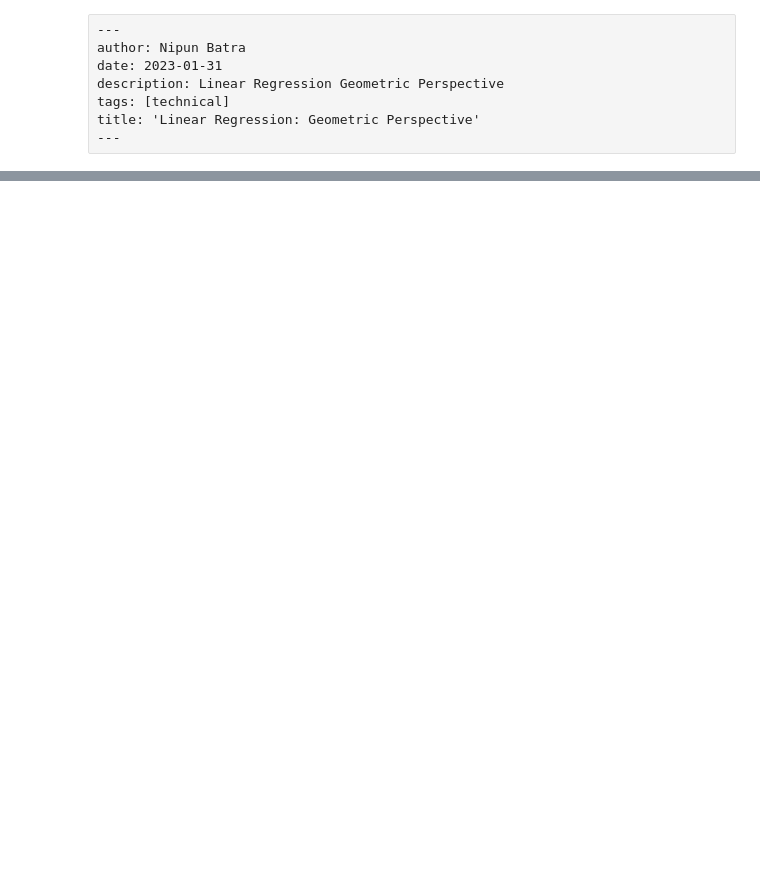
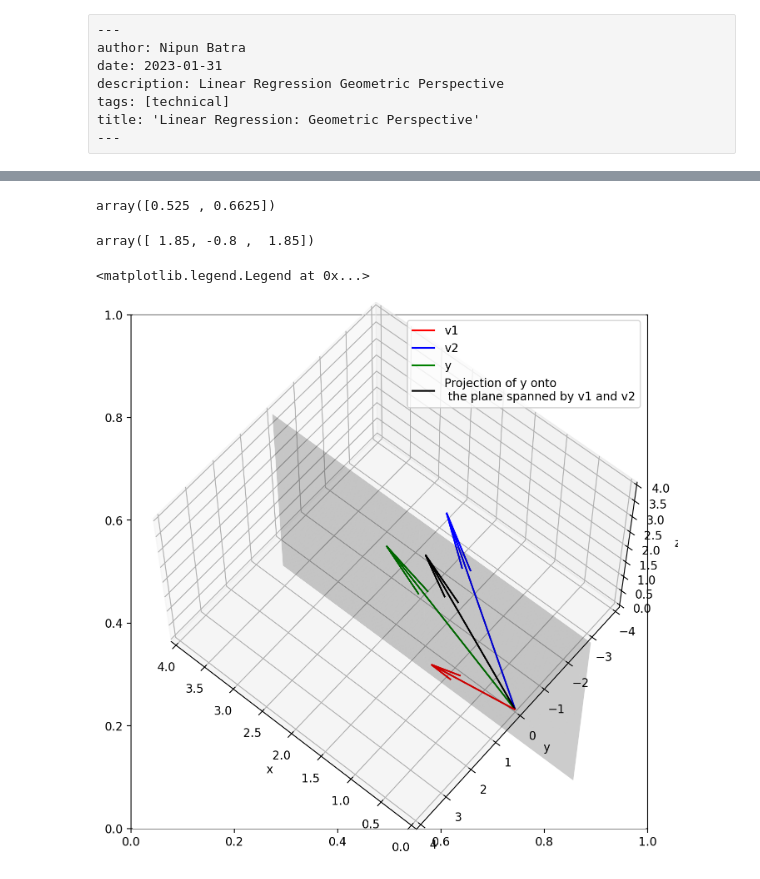
Before and after one commit to nipunbatra/ml2023, a Jupyter notebook: notebooks/posts/projection.ipynb, the cells around one changed output, grey strips where cells are left out. Saved outputs shown, nothing was run; the diff lists cells and outputs as text; code cells hidden in the pictures; blank space fills up the shorter version.

```diff
--- a/notebooks/posts/projection.ipynb
+++ b/notebooks/posts/projection.ipynb
@@ -167,0 +40,48 @@ In the above plots we can see that changing our x to any vector in the 2d space
+# %%
+theta = np.linalg.lstsq(np.array([v1, v2]).T, y, rcond=None)[0]
+theta
+# %% [output]
+array([0.525 , 0.6625])
+# %%
+# Projection of y onto the plane spanned by v1 and v2
+y_proj = np.dot(np.array([v1, v2]).T, theta)
+y_proj
+# %% [output]
+array([ 1.85, -0.8 ,  1.85])
+# %%
+# Plot the x=z plane filled with color black
+fig, ax = plt.subplots(figsize=(8, 8))
+# 3d projection
+ax = fig.add_subplot(111, projection='3d')
+xx, zz = np.meshgrid(np.linspace(-1, 4, 100), np.linspace(-1, 4, 100))
+yy = np.zeros_like(xx)
+ax.plot_surface(xx, yy, zz, alpha=0.2, color='k')
+
+
+# plot the vectors in 3D
+ax.quiver(0, 0, 0, v1[0], v1[1], v1[2], color='r', label='v1')
+ax.quiver(0, 0, 0, v2[0], v2[1], v2[2], color='b', label='v2')
+ax.quiver(0, 0, 0, y[0], y[1], y[2], color='g', label='y')
+
+
+# Limit the view to the x-z plane
+
+ax.set_xlabel('x')
+ax.set_ylabel('y')
+ax.set_zlabel('z')
+
+# Set the view angle so that we can see the x-z plane appear at a 45 degree angle
+#ax.view_init(azim=70, elev=200)
+ax.view_init(elev=60, azim=130)
+
+ax.set_ylim(-4, 4)
+ax.set_xlim(0, 4)
+ax.set_zlim(0, 4)
+
+
+# Plot the projection of y onto the plane spanned by v1 and v2
+ax.quiver(0, 0, 0, y_proj[0], y_proj[1], y_proj[2], color='k', label='Projection of y onto\n the plane spanned by v1 and v2')
+plt.legend()
+# %% [output]
+<matplotlib.legend.Legend at 0x...>
+[figure, added]
```
Also changed, not shown: parts of 28 cells of this notebook, 1 other file.
